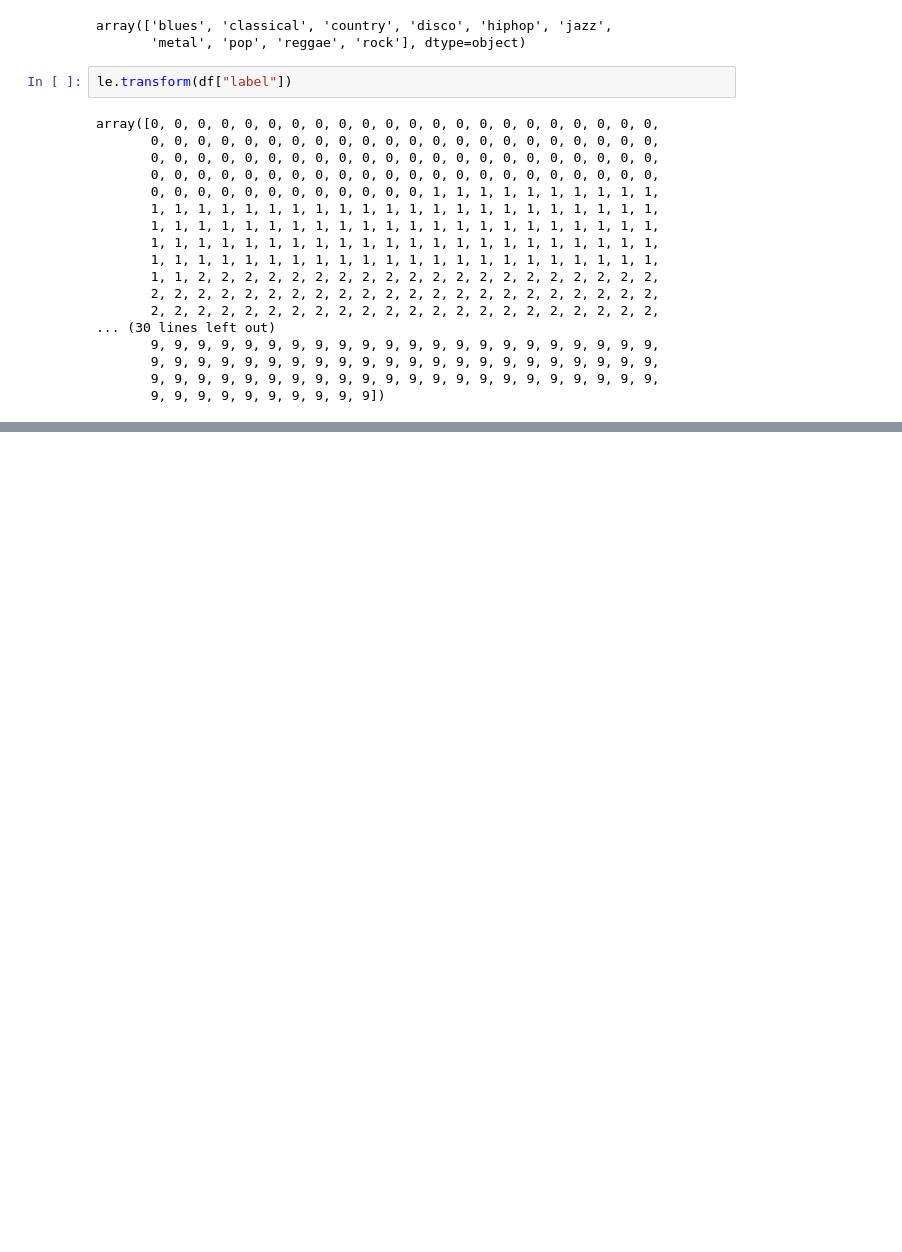
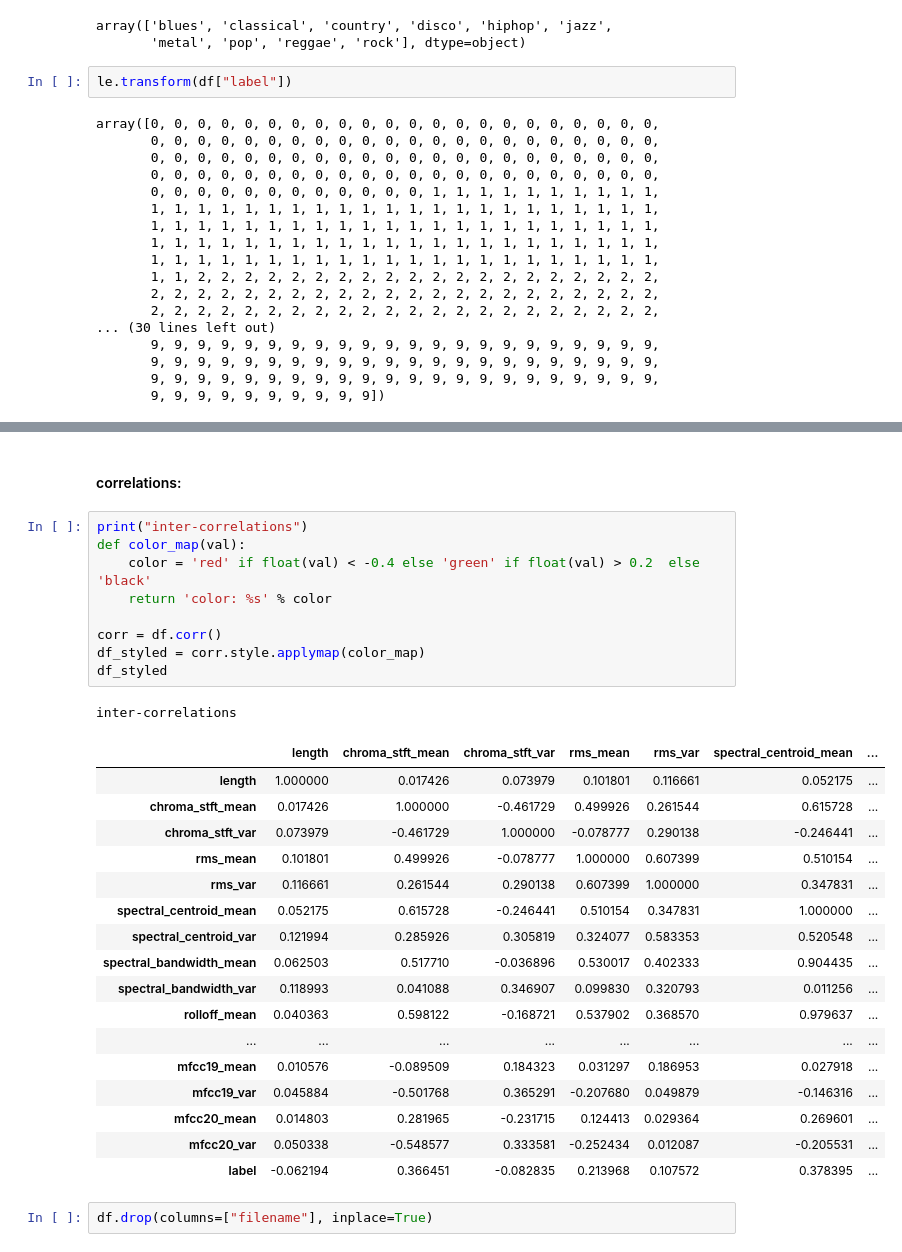
Before and after one commit to i-kahan/itc_final_project, a Jupyter notebook: final_project/Untitled.ipynb, the cells around one changed output, grey strips where cells are left out. Cells and saved outputs as stored; diff of their text form; blank space fills up the shorter version.

```diff
--- a/final_project/Untitled.ipynb
+++ b/final_project/Untitled.ipynb
@@ -132,3 +183,35 @@ array([0, 0, 0, 0, 0, 0, 0, 0, 0, 0, 0, 0, 0, 0, 0, 0, 0, 0, 0, 0, 0, 0,
+# %% [markdown]
+#### correlations:
+# %%
+print("inter-correlations")
+def color_map(val):
+    color = 'red' if float(val) < -0.4 else 'green' if float(val) > 0.2  else 'black'
+    return 'color: %s' % color
+
+corr = df.corr()
+df_styled = corr.style.applymap(color_map)
+df_styled
+# %% [output]
+inter-correlations
+|  | length | chroma_stft_mean | chroma_stft_var | rms_mean | rms_var | spectral_centroid_mean | ... |
+| length | 1.000000 | 0.017426 | 0.073979 | 0.101801 | 0.116661 | 0.052175 | ... |
+| chroma_stft_mean | 0.017426 | 1.000000 | -0.461729 | 0.499926 | 0.261544 | 0.615728 | ... |
+| chroma_stft_var | 0.073979 | -0.461729 | 1.000000 | -0.078777 | 0.290138 | -0.246441 | ... |
+| rms_mean | 0.101801 | 0.499926 | -0.078777 | 1.000000 | 0.607399 | 0.510154 | ... |
+| rms_var | 0.116661 | 0.261544 | 0.290138 | 0.607399 | 1.000000 | 0.347831 | ... |
+| spectral_centroid_mean | 0.052175 | 0.615728 | -0.246441 | 0.510154 | 0.347831 | 1.000000 | ... |
+| spectral_centroid_var | 0.121994 | 0.285926 | 0.305819 | 0.324077 | 0.583353 | 0.520548 | ... |
+| spectral_bandwidth_mean | 0.062503 | 0.517710 | -0.036896 | 0.530017 | 0.402333 | 0.904435 | ... |
+| spectral_bandwidth_var | 0.118993 | 0.041088 | 0.346907 | 0.099830 | 0.320793 | 0.011256 | ... |
+| rolloff_mean | 0.040363 | 0.598122 | -0.168721 | 0.537902 | 0.368570 | 0.979637 | ... |
+| ... | ... | ... | ... | ... | ... | ... | ... |
+| mfcc19_mean | 0.010576 | -0.089509 | 0.184323 | 0.031297 | 0.186953 | 0.027918 | ... |
+| mfcc19_var | 0.045884 | -0.501768 | 0.365291 | -0.207680 | 0.049879 | -0.146316 | ... |
+| mfcc20_mean | 0.014803 | 0.281965 | -0.231715 | 0.124413 | 0.029364 | 0.269601 | ... |
+| mfcc20_var | 0.050338 | -0.548577 | 0.333581 | -0.252434 | 0.012087 | -0.205531 | ... |
+| label | -0.062194 | 0.366451 | -0.082835 | 0.213968 | 0.107572 | 0.378395 | ... |
+# %%
+df.drop(columns=["filename"], inplace=True)
 # %%
 # split the data:
 #random split 80-20:
```
Also changed, not shown: parts of 16 cells of this notebook.
